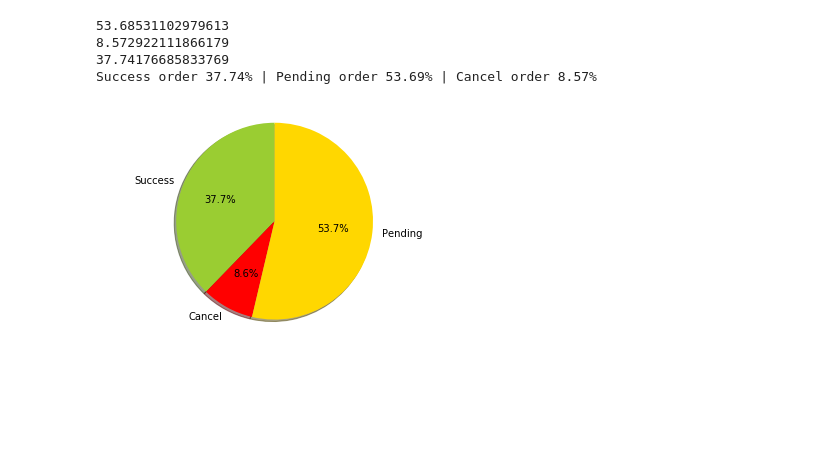
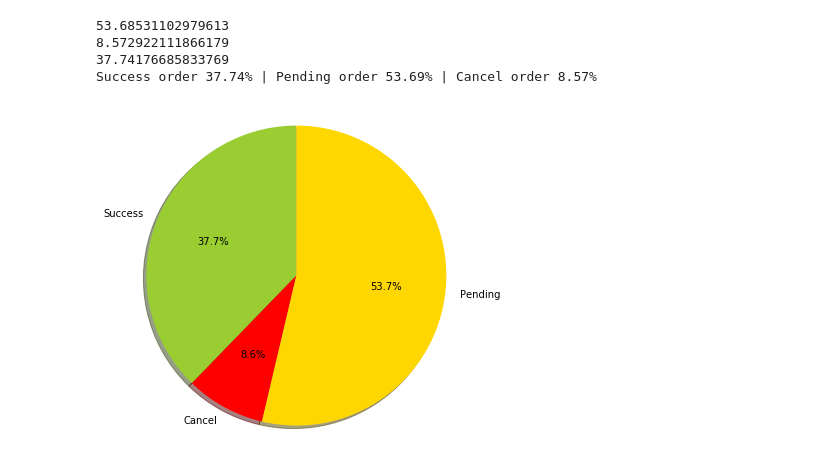
Before and after one commit to Kanbc/recommender-systems, a Jupyter notebook: explore/Order.ipynb, the cells around one changed output. Cells and saved outputs as stored; diff of their text form; code cells hidden in the pictures; blank space fills up the shorter version.

```diff
--- a/explore/Order.ipynb
+++ b/explore/Order.ipynb
@@ -893,17 +1077,18 @@ Success order 37.74% | Pending order 53.69% | Cancel order 8.57%
 # %%
 import matplotlib.pyplot as plt
 
-# Data to plot
 labels = 'Success', 'Cancel', 'Pending'
 sizes = [percentage_success, percentage_cancel, percentage_pending]
 colors = ['yellowgreen', 'red', 'gold']
 explode = (0, 0, 0)  # explode 1st slice
 
-# Plot
 plt.pie(sizes, explode=explode, labels=labels, colors=colors,
         autopct='%1.1f%%', shadow=True, startangle=90)
-
+fig = plt.gcf()
+fig.set_size_inches(6,6)
+import matplotlib as mpl
+mpl.rcParams['font.size'] = 15.0
 plt.axis('equal')
 plt.show()
 # %% [output]
-[figure, old version]
+[figure, new version]
```
Also changed, not shown: parts of 16 cells of this notebook.
